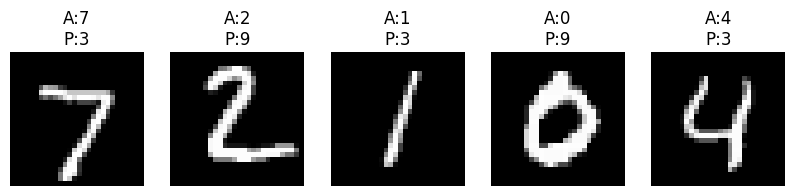
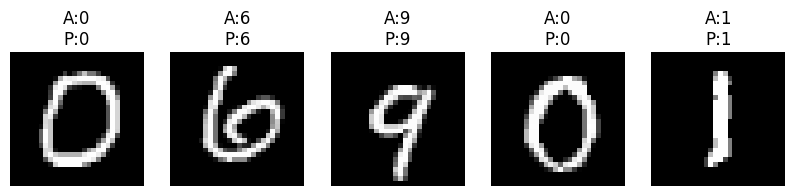
Unified diff of the notebook cell whose output changed from the first chart to the second:
--- before
+++ after
@@ -1,6 +1,6 @@
 plt.figure(figsize=(10,2))
 
-for i in range(5):
-    plt.subplot(1,5,i+1)
+for i in range(10,15):
+    plt.subplot(1,5,i-9)
     plt.imshow(X_test[i], cmap="gray")
     plt.title("A:"+str(y_test[i])+"\nP:"+str(pred[i]))

Commit: Add files via upload